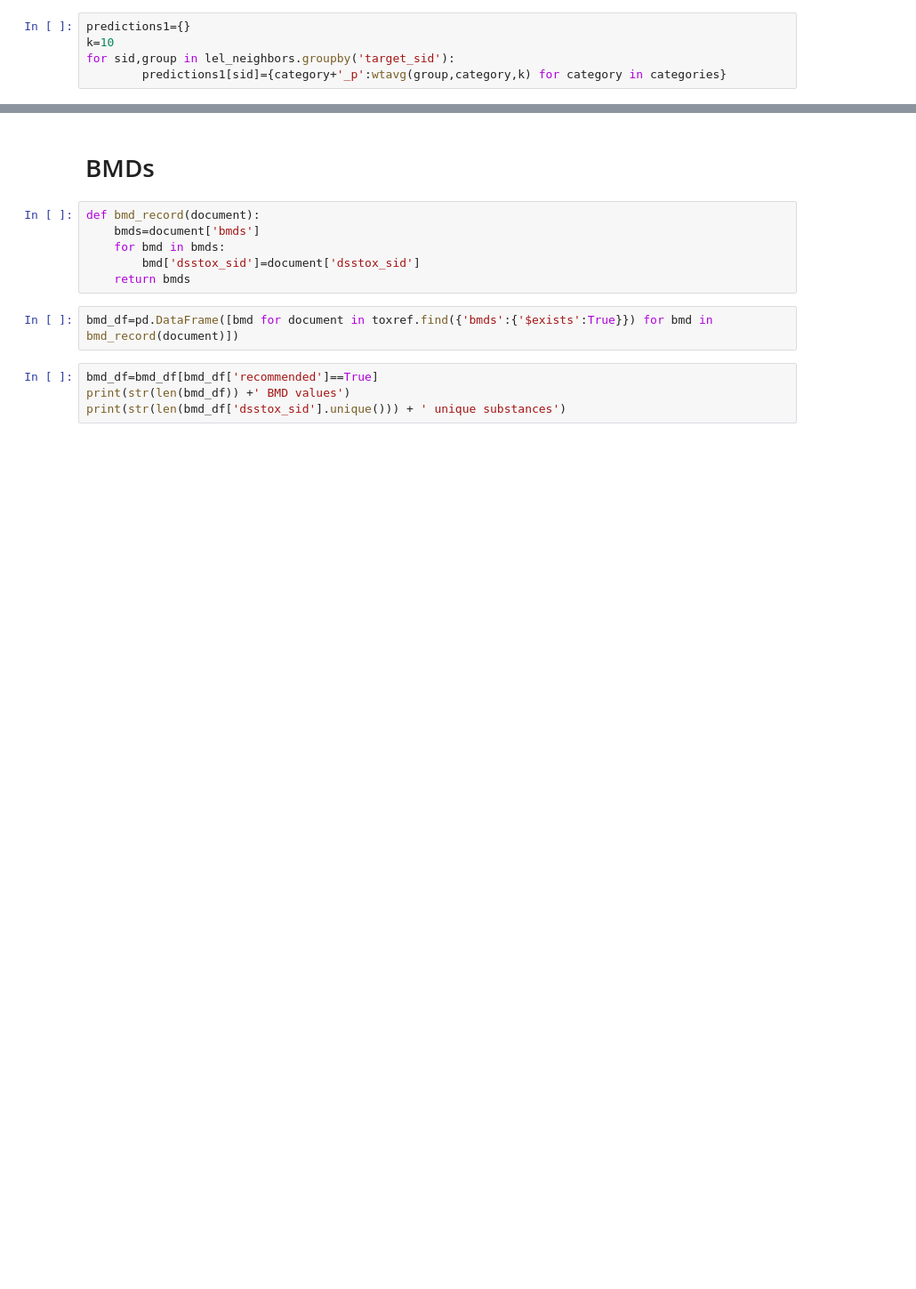
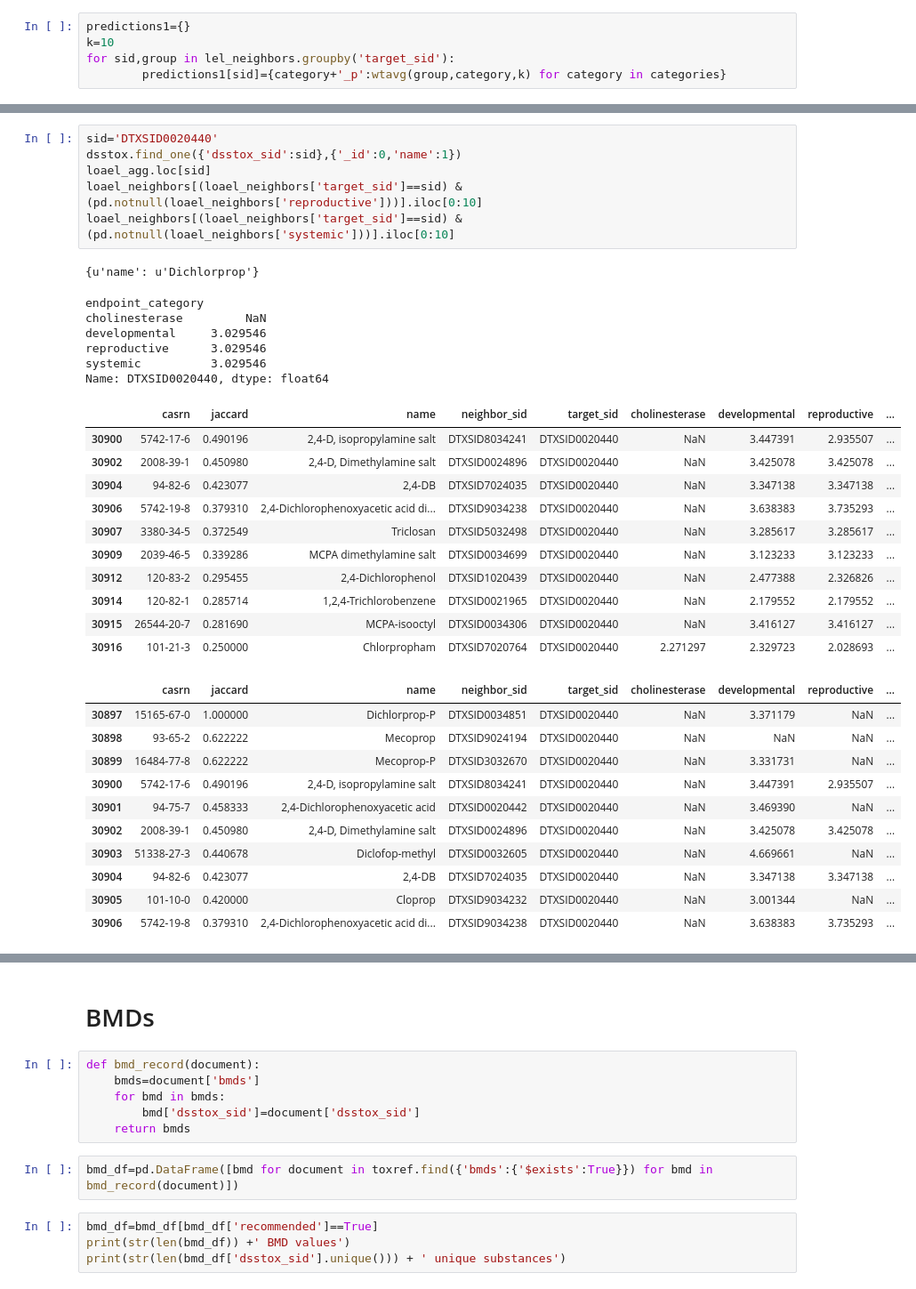
Before and after one commit to georgehelman/genra, a Jupyter notebook: notebooks/rax/rax-genra-toxref.ipynb, the cells around one changed output, grey strips where cells are left out. Shown at 89% size. Cells and saved outputs as stored; diff of their text form; blank space fills up the shorter version.

```diff
--- a/notebooks/rax/rax-genra-toxref.ipynb
+++ b/notebooks/rax/rax-genra-toxref.ipynb
@@ -192,0 +398,36 @@ plt.show()
+# %%
+sid='DTXSID0020440'
+dsstox.find_one({'dsstox_sid':sid},{'_id':0,'name':1})
+loael_agg.loc[sid]
+loael_neighbors[(loael_neighbors['target_sid']==sid) & (pd.notnull(loael_neighbors['reproductive']))].iloc[0:10]
+loael_neighbors[(loael_neighbors['target_sid']==sid) & (pd.notnull(loael_neighbors['systemic']))].iloc[0:10]
+# %% [output]
+{u'name': u'Dichlorprop'}
+endpoint_category
+cholinesterase         NaN
+developmental     3.029546
+reproductive      3.029546
+systemic          3.029546
+Name: DTXSID0020440, dtype: float64
+|  | casrn | jaccard | name | neighbor_sid | target_sid | cholinesterase | developmental | reproductive | ... |
+| 30900 | 5742-17-6 | 0.490196 | 2,4-D, isopropylamine salt | DTXSID8034241 | DTXSID0020440 | NaN | 3.447391 | 2.935507 | ... |
+| 30902 | 2008-39-1 | 0.450980 | 2,4-D, Dimethylamine salt | DTXSID0024896 | DTXSID0020440 | NaN | 3.425078 | 3.425078 | ... |
+| 30904 | 94-82-6 | 0.423077 | 2,4-DB | DTXSID7024035 | DTXSID0020440 | NaN | 3.347138 | 3.347138 | ... |
+| 30906 | 5742-19-8 | 0.379310 | 2,4-Dichlorophenoxyacetic acid di... | DTXSID9034238 | DTXSID0020440 | NaN | 3.638383 | 3.735293 | ... |
+| 30907 | 3380-34-5 | 0.372549 | Triclosan | DTXSID5032498 | DTXSID0020440 | NaN | 3.285617 | 3.285617 | ... |
+| 30909 | 2039-46-5 | 0.339286 | MCPA dimethylamine salt | DTXSID0034699 | DTXSID0020440 | NaN | 3.123233 | 3.123233 | ... |
+| 30912 | 120-83-2 | 0.295455 | 2,4-Dichlorophenol | DTXSID1020439 | DTXSID0020440 | NaN | 2.477388 | 2.326826 | ... |
+| 30914 | 120-82-1 | 0.285714 | 1,2,4-Trichlorobenzene | DTXSID0021965 | DTXSID0020440 | NaN | 2.179552 | 2.179552 | ... |
+| 30915 | 26544-20-7 | 0.281690 | MCPA-isooctyl | DTXSID0034306 | DTXSID0020440 | NaN | 3.416127 | 3.416127 | ... |
+| 30916 | 101-21-3 | 0.250000 | Chlorpropham | DTXSID7020764 | DTXSID0020440 | 2.271297 | 2.329723 | 2.028693 | ... |
+|  | casrn | jaccard | name | neighbor_sid | target_sid | cholinesterase | developmental | reproductive | ... |
+| 30897 | 15165-67-0 | 1.000000 | Dichlorprop-P | DTXSID0034851 | DTXSID0020440 | NaN | 3.371179 | NaN | ... |
+| 30898 | 93-65-2 | 0.622222 | Mecoprop | DTXSID9024194 | DTXSID0020440 | NaN | NaN | NaN | ... |
+| 30899 | 16484-77-8 | 0.622222 | Mecoprop-P | DTXSID3032670 | DTXSID0020440 | NaN | 3.331731 | NaN | ... |
+| 30900 | 5742-17-6 | 0.490196 | 2,4-D, isopropylamine salt | DTXSID8034241 | DTXSID0020440 | NaN | 3.447391 | 2.935507 | ... |
+| 30901 | 94-75-7 | 0.458333 | 2,4-Dichlorophenoxyacetic acid | DTXSID0020442 | DTXSID0020440 | NaN | 3.469390 | NaN | ... |
+| 30902 | 2008-39-1 | 0.450980 | 2,4-D, Dimethylamine salt | DTXSID0024896 | DTXSID0020440 | NaN | 3.425078 | 3.425078 | ... |
+| 30903 | 51338-27-3 | 0.440678 | Diclofop-methyl | DTXSID0032605 | DTXSID0020440 | NaN | 4.669661 | NaN | ... |
+| 30904 | 94-82-6 | 0.423077 | 2,4-DB | DTXSID7024035 | DTXSID0020440 | NaN | 3.347138 | 3.347138 | ... |
+| 30905 | 101-10-0 | 0.420000 | Cloprop | DTXSID9034232 | DTXSID0020440 | NaN | 3.001344 | NaN | ... |
+| 30906 | 5742-19-8 | 0.379310 | 2,4-Dichlorophenoxyacetic acid di... | DTXSID9034238 | DTXSID0020440 | NaN | 3.638383 | 3.735293 | ... |
```
Also changed, not shown: parts of 45 cells of this notebook.
